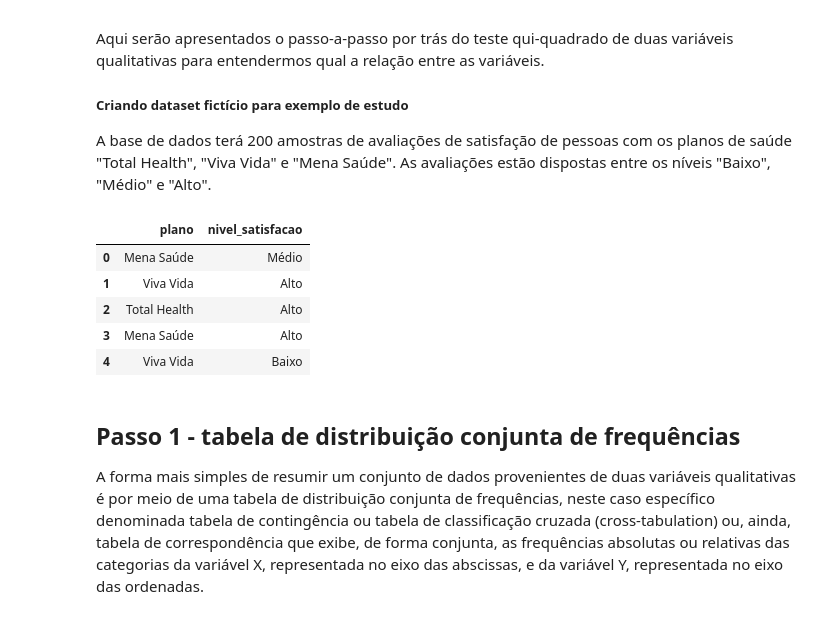
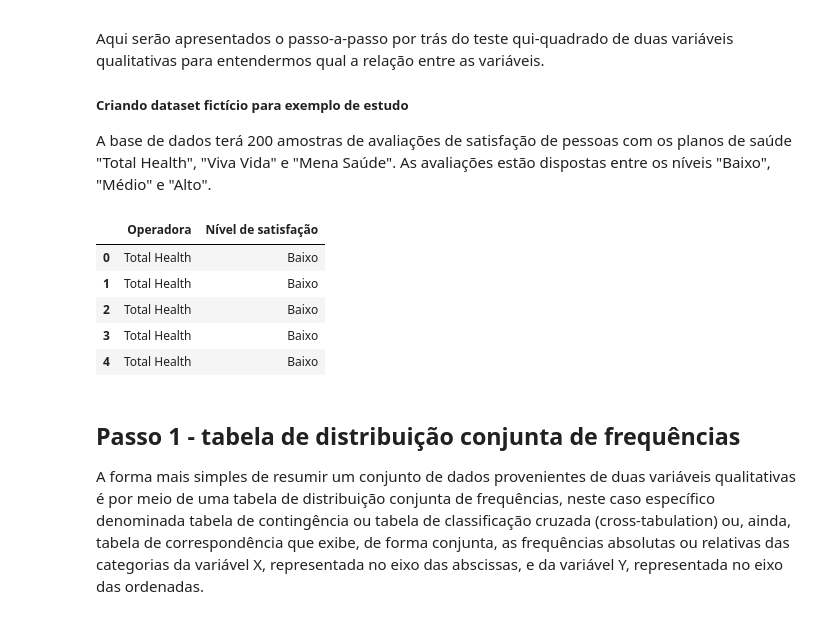
Before and after one commit to vitormarx/ciencia-de-dados, a Jupyter notebook: notebooks/estatística descritiva/Estatística_qui_quadrado.ipynb, the cells around one changed output. Saved outputs shown, nothing was run; the diff lists cells and outputs as text; code cells hidden in the pictures.

```diff
--- a/notebooks/estatística descritiva/Estatística_qui_quadrado.ipynb
+++ b/notebooks/estatística descritiva/Estatística_qui_quadrado.ipynb
@@ -28,17 +28,17 @@ Aqui serão apresentados o passo-a-passo por trás do teste qui-quadrado de duas
 A base de dados terá 200 amostras de avaliações de satisfação de pessoas com os planos de saúde "Total Health", "Viva Vida" e "Mena Saúde". As avaliações estão dispostas entre os níveis "Baixo", "Médio" e "Alto".
 # %%
 # Nomes dos planos de saúde e níveis de satisfação
-
+df = pd.read_csv('https://raw.githubusercontent.com/vitormarx/ciencia-de-dados/main/datasets/satisfacao.csv', delimiter=';')
 
 # Exiba as primeiras linhas do DataFrame
 df.head()
 # %% [output]
-|  | plano | nivel_satisfacao |
-| 0 | Mena Saúde | Médio |
-| 1 | Viva Vida | Alto |
-| 2 | Total Health | Alto |
-| 3 | Mena Saúde | Alto |
-| 4 | Viva Vida | Baixo |
+|  | Operadora | Nível de satisfação |
+| 0 | Total Health | Baixo |
+| 1 | Total Health | Baixo |
+| 2 | Total Health | Baixo |
+| 3 | Total Health | Baixo |
+| 4 | Total Health | Baixo |
 # %% [markdown]
 ## **Passo 1 - tabela de distribuição conjunta de frequências**
 
```
Also changed, not shown: parts of 6 cells of this notebook.
